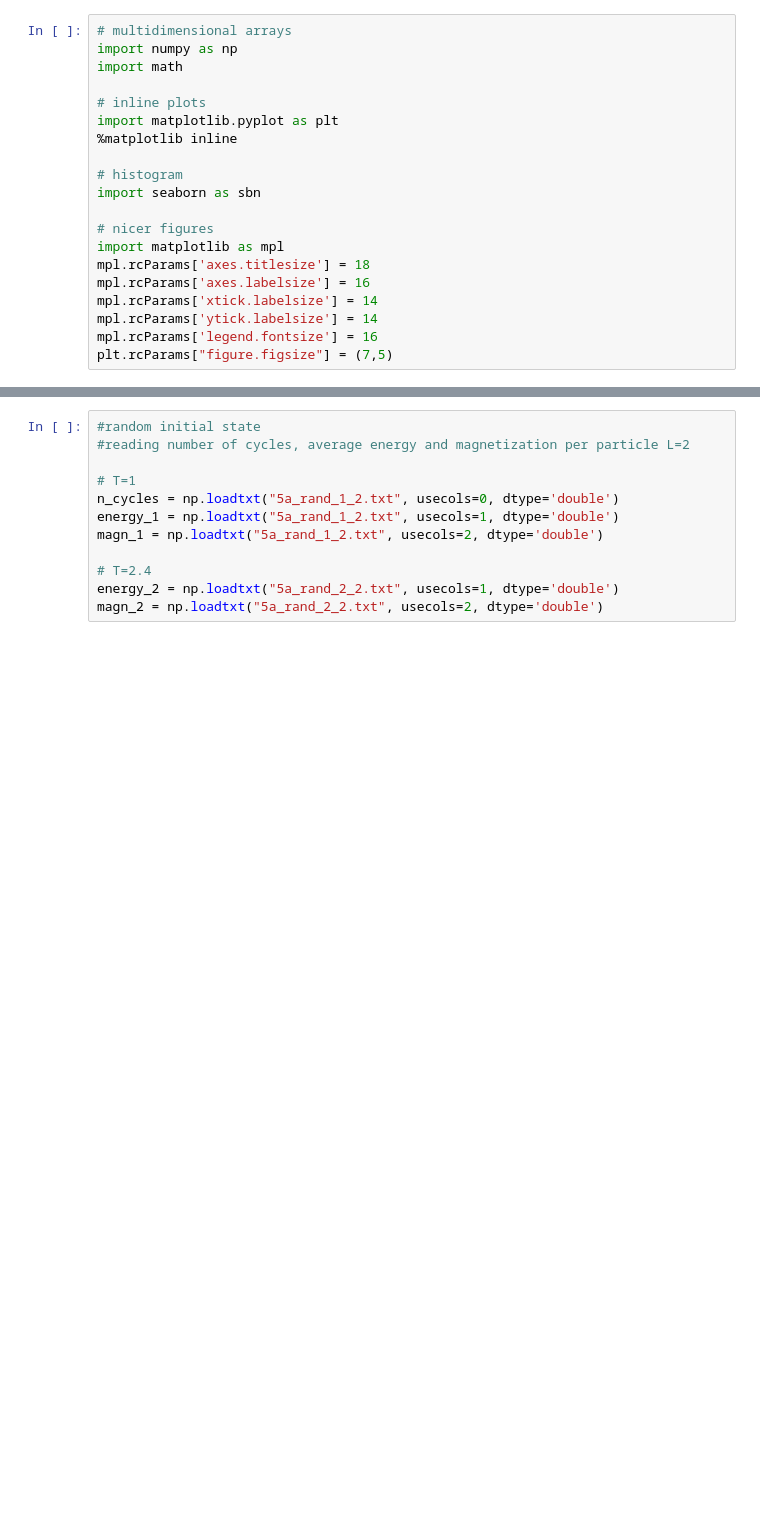
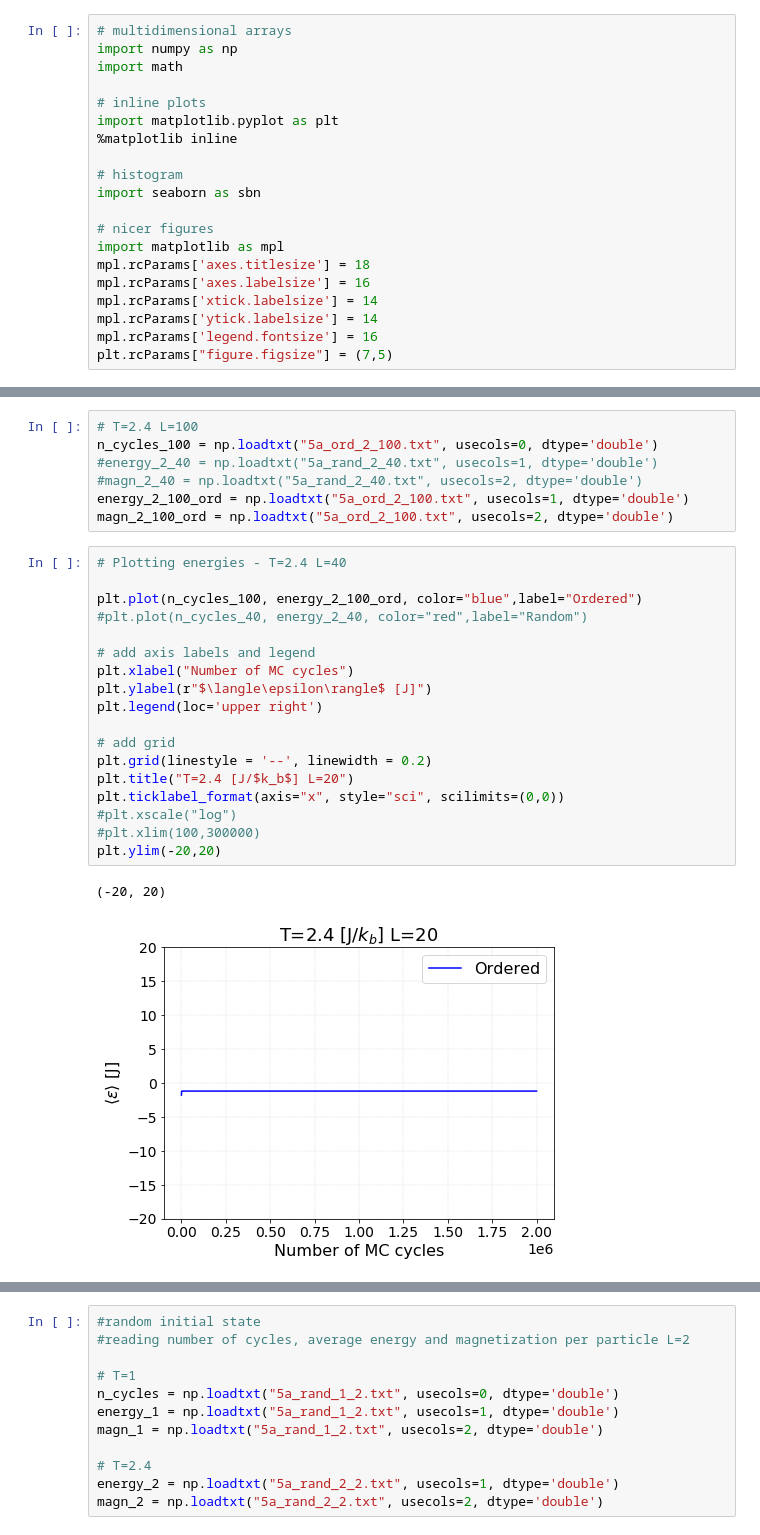
Before and after one commit to FrancescaFerrero/FYS3150, a Jupyter notebook: Project 4/prob_5_plot.ipynb, the cells around one changed output, grey strips where cells are left out. Saved outputs shown, nothing was run; the diff lists cells and outputs as text; blank space fills up the shorter version.

```diff
--- a/Project 4/prob_5_plot.ipynb
+++ b/Project 4/prob_5_plot.ipynb
@@ -20,0 +40,28 @@ plt.rcParams["figure.figsize"] = (7,5)
+# %%
+# T=2.4 L=100
+n_cycles_100 = np.loadtxt("5a_ord_2_100.txt", usecols=0, dtype='double')
+#energy_2_40 = np.loadtxt("5a_rand_2_40.txt", usecols=1, dtype='double')
+#magn_2_40 = np.loadtxt("5a_rand_2_40.txt", usecols=2, dtype='double')
+energy_2_100_ord = np.loadtxt("5a_ord_2_100.txt", usecols=1, dtype='double')
+magn_2_100_ord = np.loadtxt("5a_ord_2_100.txt", usecols=2, dtype='double')
+# %%
+# Plotting energies - T=2.4 L=40
+
+plt.plot(n_cycles_100, energy_2_100_ord, color="blue",label="Ordered")
+#plt.plot(n_cycles_40, energy_2_40, color="red",label="Random")
+
+# add axis labels and legend
+plt.xlabel("Number of MC cycles")
+plt.ylabel(r"$\langle\epsilon\rangle$ [J]")
+plt.legend(loc='upper right')
+
+# add grid
+plt.grid(linestyle = '--', linewidth = 0.2)
+plt.title("T=2.4 [J/$k_b$] L=20")
+plt.ticklabel_format(axis="x", style="sci", scilimits=(0,0))
+#plt.xscale("log")
+#plt.xlim(100,300000)
+plt.ylim(-20,20)
+# %% [output]
+(-20, 20)
+[figure, added]
```
Also changed, not shown: parts of 29 cells of this notebook, 17 other files.
